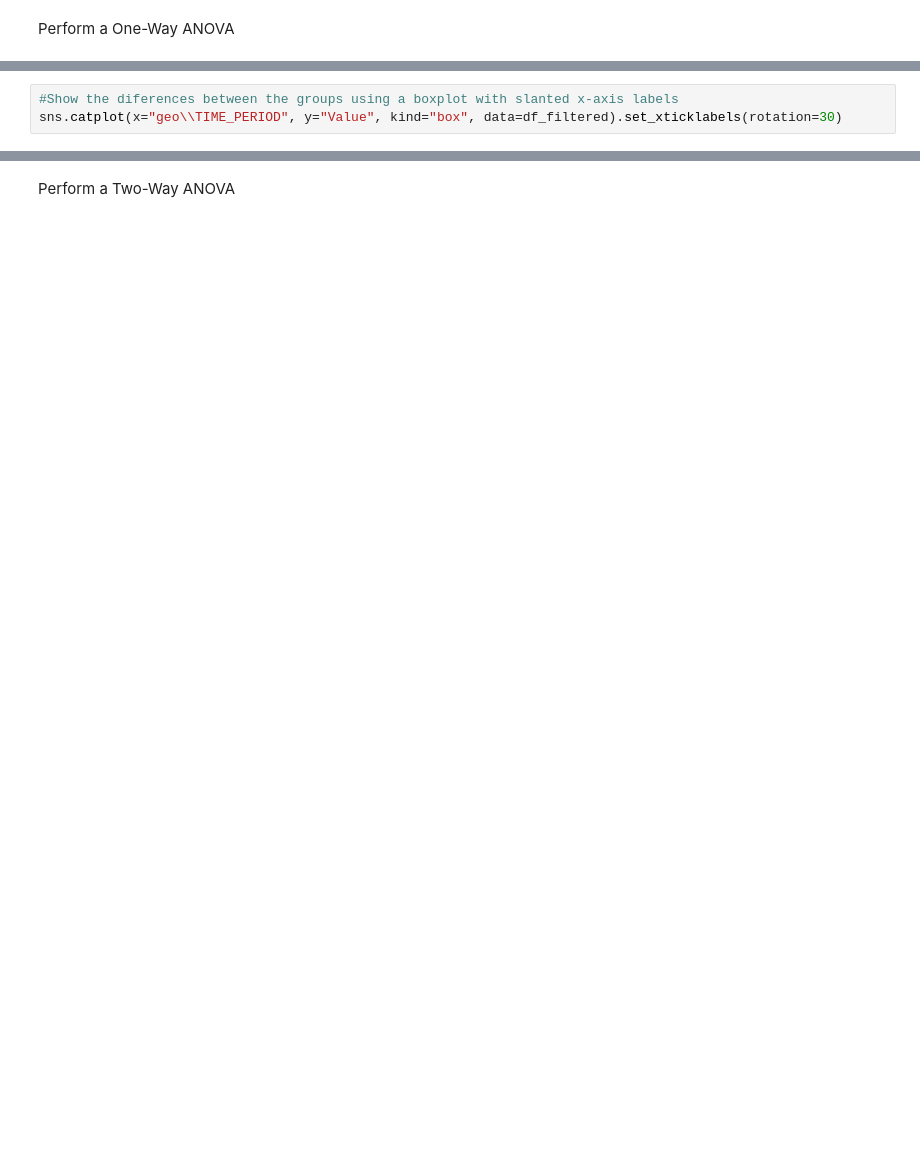
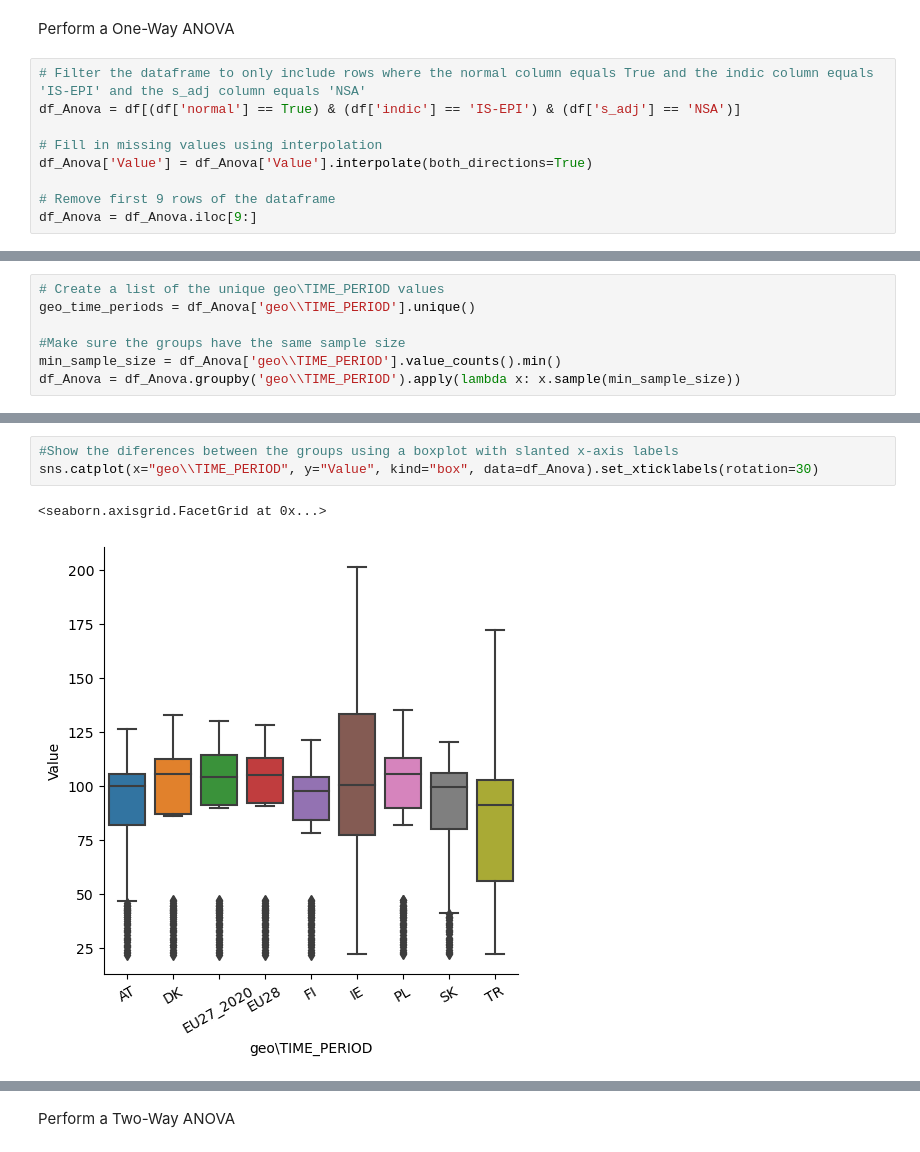
Before and after one commit to paulr28/MSc_DA_CA2, a Jupyter notebook: Explortation_1.ipynb, the cells around one changed output, grey strips where cells are left out. Saved outputs shown, nothing was run; the diff lists cells and outputs as text; blank space fills up the shorter version.

```diff
--- a/Explortation_1.ipynb
+++ b/Explortation_1.ipynb
@@ -185,2 +196,11 @@ print(f"p-value: {p_val:.4f}")
 # %% [markdown]
 Perform a One-Way ANOVA
+# %%
+# Filter the dataframe to only include rows where the normal column equals True and the indic column equals 'IS-EPI' and the s_adj column equals 'NSA'
+df_Anova = df[(df['normal'] == True) & (df['indic'] == 'IS-EPI') & (df['s_adj'] == 'NSA')]
+
+# Fill in missing values using interpolation
+df_Anova['Value'] = df_Anova['Value'].interpolate(both_directions=True)
+
+# Remove first 9 rows of the dataframe
+df_Anova = df_Anova.iloc[9:]
@@ -187 +212,8 @@ Perform a One-Way ANOVA
+# %%
+# Create a list of the unique geo\TIME_PERIOD values
+geo_time_periods = df_Anova['geo\\TIME_PERIOD'].unique()
+
+#Make sure the groups have the same sample size
+min_sample_size = df_Anova['geo\\TIME_PERIOD'].value_counts().min()
+df_Anova = df_Anova.groupby('geo\\TIME_PERIOD').apply(lambda x: x.sample(min_sample_size))
 # %%
@@ -212,6 +240,9 @@ else:
 # %%
 #Show the diferences between the groups using a boxplot with slanted x-axis labels
-sns.catplot(x="geo\\TIME_PERIOD", y="Value", kind="box", data=df_filtered).set_xticklabels(rotation=30)
+sns.catplot(x="geo\\TIME_PERIOD", y="Value", kind="box", data=df_Anova).set_xticklabels(rotation=30)
+# %% [output]
+<seaborn.axisgrid.FacetGrid at 0x...>
+[figure, added]
 # %%
 # Perform a Tukey's Range Test to determine which groups are significantly different from each other
 from statsmodels.stats.multicomp import pairwise_tukeyhsd
```
Also changed, not shown: parts of 30 cells of this notebook.
